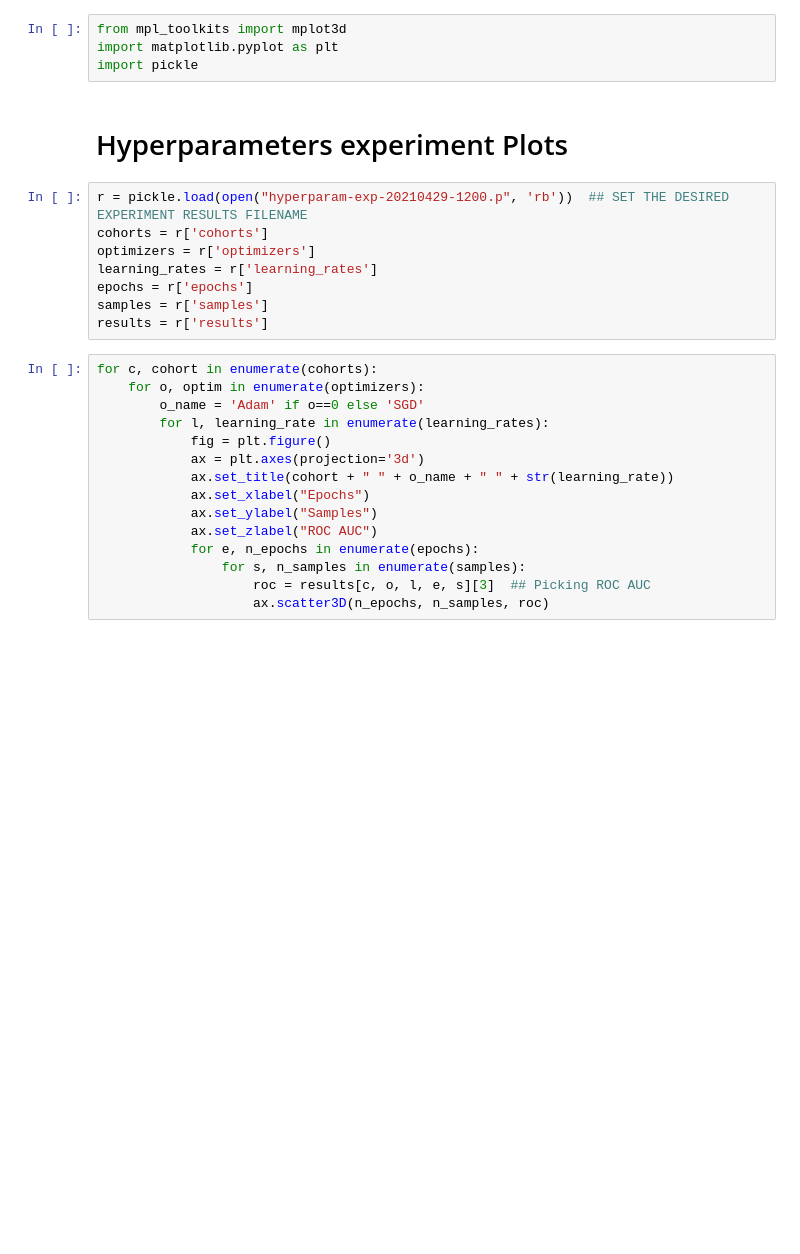
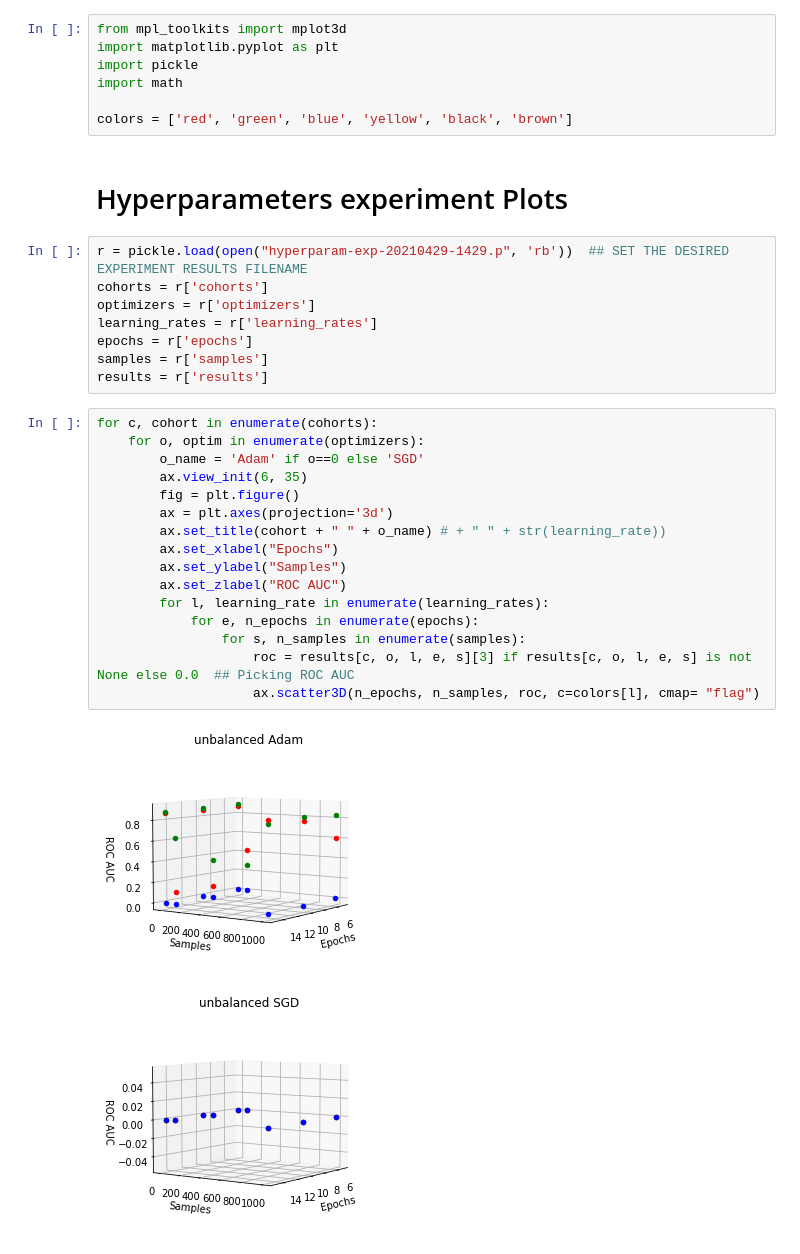
Before and after one commit to fnoya/dlh-project, a Jupyter notebook: plots.ipynb, the cells around one changed output. Drawn from its saved outputs; the diff is of its cells as text; blank space fills up the shorter version.

```diff
--- a/plots.ipynb
+++ b/plots.ipynb
@@ -2,10 +2,13 @@
 from mpl_toolkits import mplot3d
 import matplotlib.pyplot as plt
 import pickle
+import math
+
+colors = ['red', 'green', 'blue', 'yellow', 'black', 'brown']
 # %% [markdown]
 # Hyperparameters experiment Plots
 # %%
-r = pickle.load(open("hyperparam-exp-20210429-1200.p", 'rb'))  ## SET THE DESIRED EXPERIMENT RESULTS FILENAME
+r = pickle.load(open("hyperparam-exp-20210429-1429.p", 'rb'))  ## SET THE DESIRED EXPERIMENT RESULTS FILENAME
 cohorts = r['cohorts']
 optimizers = r['optimizers']
 learning_rates = r['learning_rates']
@@ -15,15 +18,19 @@ results = r['results']
 # %%
 for c, cohort in enumerate(cohorts):
     for o, optim in enumerate(optimizers):
         o_name = 'Adam' if o==0 else 'SGD'
+        ax.view_init(6, 35)
+        fig = plt.figure()
+        ax = plt.axes(projection='3d')
+        ax.set_title(cohort + " " + o_name) # + " " + str(learning_rate))
+        ax.set_xlabel("Epochs")
+        ax.set_ylabel("Samples")
+        ax.set_zlabel("ROC AUC")
         for l, learning_rate in enumerate(learning_rates):
-            fig = plt.figure()
-            ax = plt.axes(projection='3d')
-            ax.set_title(cohort + " " + o_name + " " + str(learning_rate))
-            ax.set_xlabel("Epochs")
-            ax.set_ylabel("Samples")
-            ax.set_zlabel("ROC AUC")
             for e, n_epochs in enumerate(epochs):
                 for s, n_samples in enumerate(samples):
-                    roc = results[c, o, l, e, s][3]  ## Picking ROC AUC
-                    ax.scatter3D(n_epochs, n_samples, roc)
+                    roc = results[c, o, l, e, s][3] if results[c, o, l, e, s] is not None else 0.0  ## Picking ROC AUC
+                    ax.scatter3D(n_epochs, n_samples, roc, c=colors[l], cmap= "flag")
+# %% [output]
+[figure, added]
+[figure, added]
```
Also changed, not shown: parts of 1 cell of this notebook, 3 other files.
